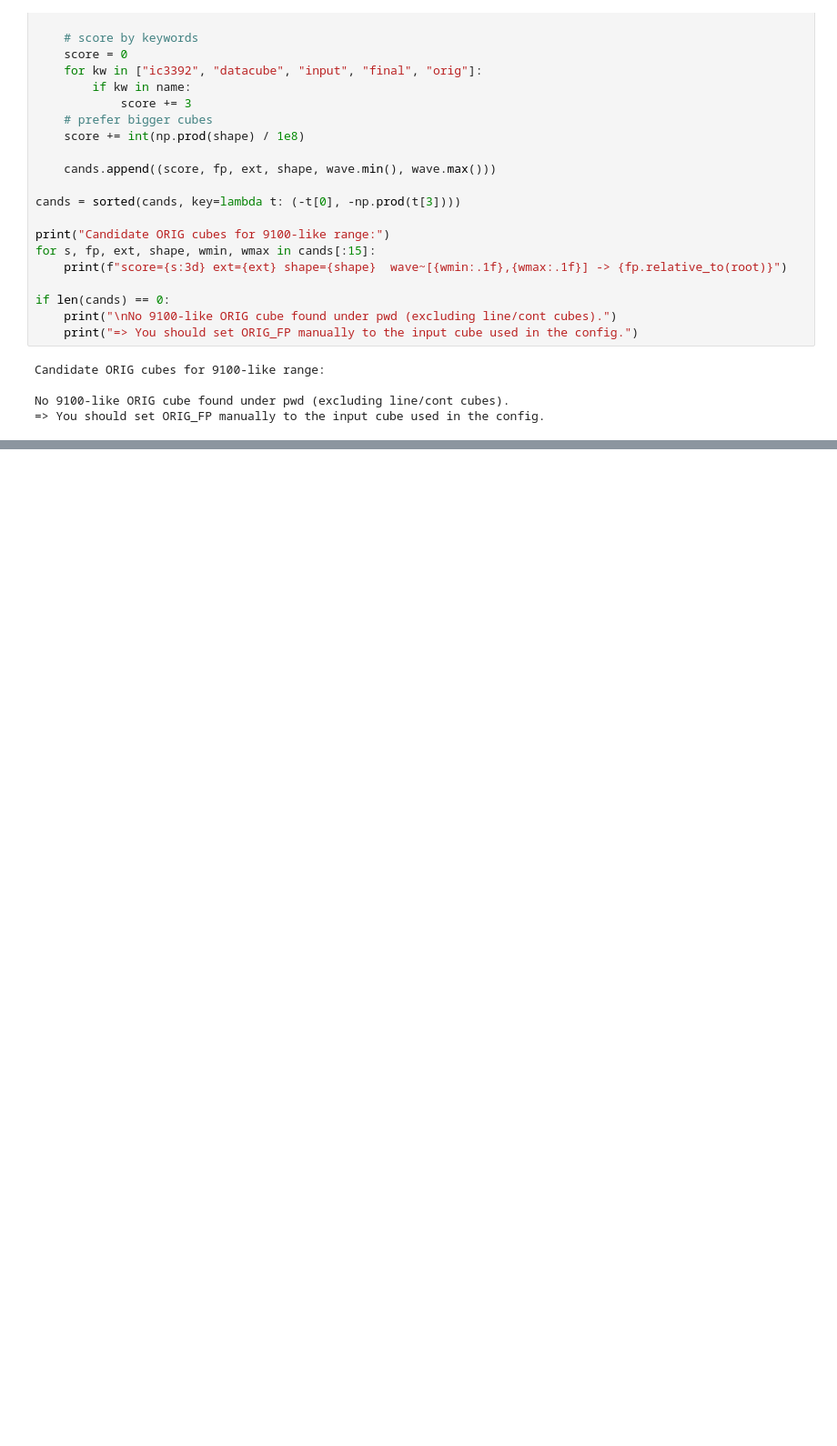
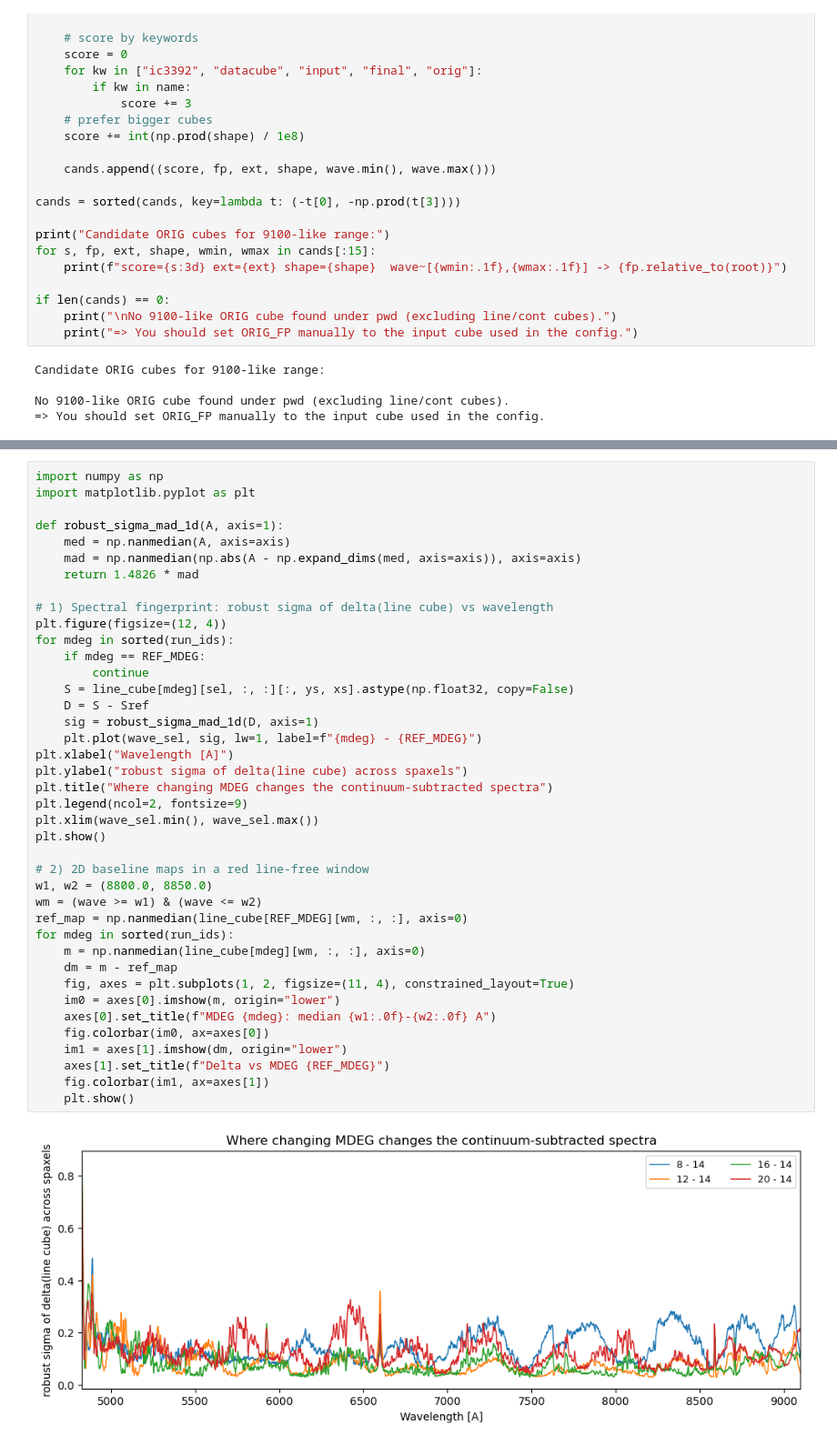
Before and after one commit to Rongjun-ANU/ICRAR-MAUVE, a Jupyter notebook: nGIST_dev_7.6.4/20260209_check_MDEG_IC3392_9100_v3tk.ipynb, the cells around one changed output, grey strips where cells are left out. Shown at 91% size. Drawn from its saved outputs; the diff is of its cells as text; blank space fills up the shorter version.

```diff
--- a/nGIST_dev_7.6.4/20260209_check_MDEG_IC3392_9100_v3tk.ipynb
+++ b/nGIST_dev_7.6.4/20260209_check_MDEG_IC3392_9100_v3tk.ipynb
@@ -425,0 +513,42 @@ for col in flux_cols:
+# %%
+import numpy as np
+import matplotlib.pyplot as plt
+
+def robust_sigma_mad_1d(A, axis=1):
+    med = np.nanmedian(A, axis=axis)
+    mad = np.nanmedian(np.abs(A - np.expand_dims(med, axis=axis)), axis=axis)
+    return 1.4826 * mad
+
+# 1) Spectral fingerprint: robust sigma of delta(line cube) vs wavelength
+plt.figure(figsize=(12, 4))
+for mdeg in sorted(run_ids):
+    if mdeg == REF_MDEG:
+        continue
+    S = line_cube[mdeg][sel, :, :][:, ys, xs].astype(np.float32, copy=False)
+    D = S - Sref
+    sig = robust_sigma_mad_1d(D, axis=1)
+    plt.plot(wave_sel, sig, lw=1, label=f"{mdeg} - {REF_MDEG}")
+plt.xlabel("Wavelength [A]")
+plt.ylabel("robust sigma of delta(line cube) across spaxels")
+plt.title("Where changing MDEG changes the continuum-subtracted spectra")
+plt.legend(ncol=2, fontsize=9)
+plt.xlim(wave_sel.min(), wave_sel.max())
+plt.show()
+
+# 2) 2D baseline maps in a red line-free window
+w1, w2 = (8800.0, 8850.0)
+wm = (wave >= w1) & (wave <= w2)
+ref_map = np.nanmedian(line_cube[REF_MDEG][wm, :, :], axis=0)
+for mdeg in sorted(run_ids):
+    m = np.nanmedian(line_cube[mdeg][wm, :, :], axis=0)
+    dm = m - ref_map
+    fig, axes = plt.subplots(1, 2, figsize=(11, 4), constrained_layout=True)
+    im0 = axes[0].imshow(m, origin="lower")
+    axes[0].set_title(f"MDEG {mdeg}: median {w1:.0f}-{w2:.0f} A")
+    fig.colorbar(im0, ax=axes[0])
+    im1 = axes[1].imshow(dm, origin="lower")
+    axes[1].set_title(f"Delta vs MDEG {REF_MDEG}")
+    fig.colorbar(im1, ax=axes[1])
+    plt.show()
+# %% [output]
+[figure, added]
```
Also changed, not shown: parts of 8 cells of this notebook, 4 other files.
